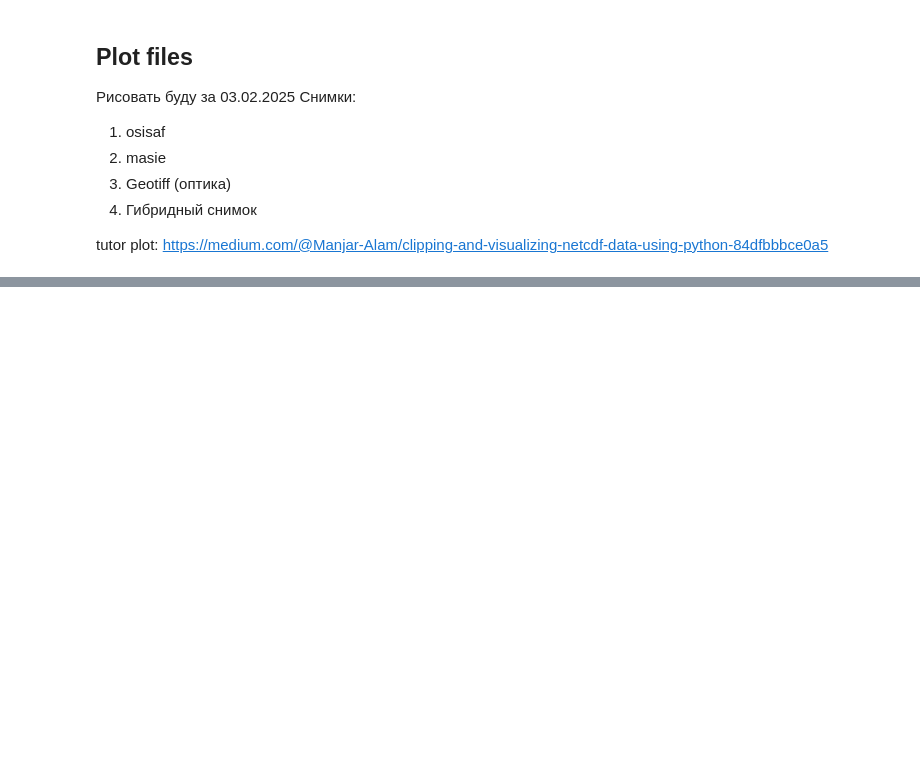
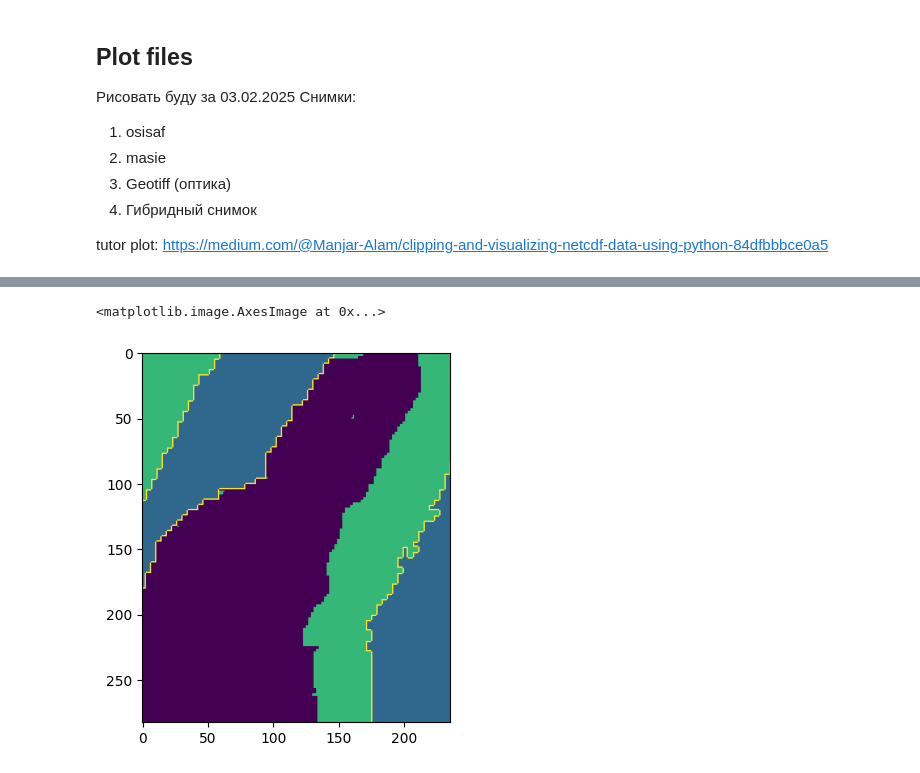
Before and after one commit to Andrey801-afk/Nss_Lab_learn, a Jupyter notebook: osisaf_masie_qgis/osisaf_masie_qgis.ipynb, the cells around one changed output, grey strips where cells are left out. Cells and saved outputs as stored; diff of their text form; code cells hidden in the pictures; blank space fills up the shorter version.

```diff
--- a/osisaf_masie_qgis/osisaf_masie_qgis.ipynb
+++ b/osisaf_masie_qgis/osisaf_masie_qgis.ipynb
@@ -378,0 +383,30 @@ plt.show()
+# %%
+#dF10r=dF10[(dF10.lat>minlat)&(dF10.lat<maxlat)]
+y_min = 3246839
+x_min = -3086603
+y_max = 3530621
+x_max = -2850255
+# ds_masie_cut = ds_masie.where((ds_masie.x < x_max) & (ds_masie.x > x_min) & (ds_masie.y < y_max) & (ds_masie.y > y_min))
+import numpy as np
+
+# Находим индексы в диапазоне
+x_idx = np.where(
+    (ds_masie.x.values >= x_min) &
+    (ds_masie.x.values <= x_max)
+)[0]
+
+y_idx = np.where(
+    (ds_masie.y.values >= y_min) &
+    (ds_masie.y.values <= y_max)
+)[0]
+
+# Обрезаем по индексам
+if len(x_idx) > 0 and len(y_idx) > 0:
+    ds_masie_cut = ds_masie.isel(
+        x= slice(x_idx.min(), x_idx.max()),
+        y=slice(y_idx.min(), y_idx.max())
+    )
+else:
+    print("Ошибка: Нет данных в указанном диапазоне")
+    ds_masie_cut = ds_masie  # Возвращаем оригинал для отладки
+ds_masie_cut
@@ -378,0 +590,5 @@ plt.show()
+# %%
+plt.imshow(data_sub[0, :, :])
+# %% [output]
+<matplotlib.image.AxesImage at 0x...>
+[figure, added]
```
Also changed, not shown: parts of 18 cells of this notebook, 8 other files.
